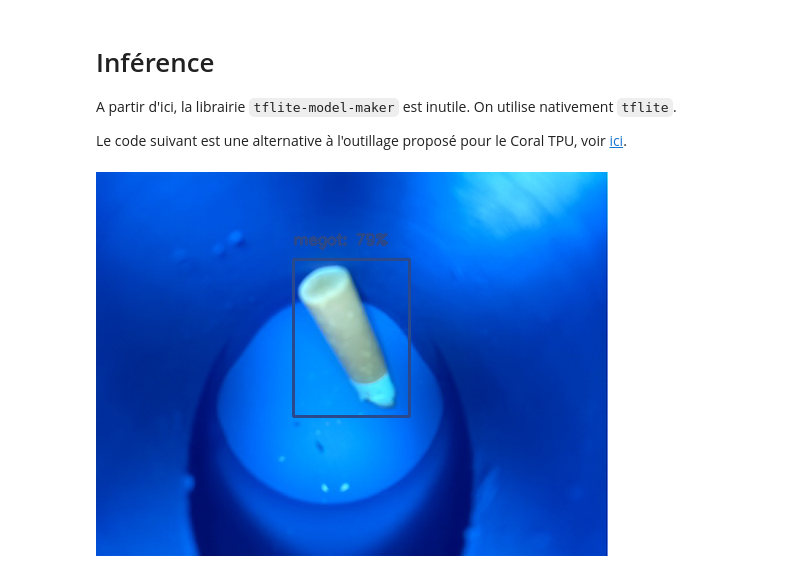
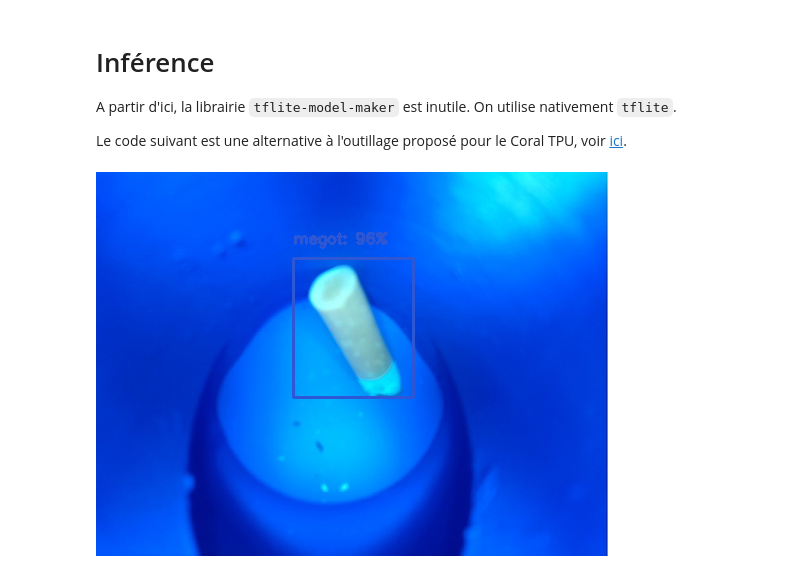
Before and after one commit to tibocour/IA, a Jupyter notebook: notebooks/tflite_model_maker.ipynb, the cells around one changed output. Cells and saved outputs as stored; diff of their text form; code cells hidden in the pictures.

```diff
--- a/notebooks/tflite_model_maker.ipynb
+++ b/notebooks/tflite_model_maker.ipynb
@@ -446,22 +456,22 @@ def run_odt_and_draw_results(image_path, interpreter, threshold=0.5):
   original_uint8 = original_image_np.astype(np.uint8)
   return original_uint8
 # %%
-im = Image.open("images/1608644703.jpg")
+im = Image.open("valid/images/1608644746.jpg")
 im.thumbnail((512, 512), Image.ANTIALIAS)
 im.save("/tmp/image.png", 'PNG')
 
 # Load the TFLite model
 interpreter = tf.lite.Interpreter(model_path="efficientdet-lite-bfc.tflite")
 interpreter.allocate_tensors()
 
 # Run inference and draw detection result on the local copy of the original file
 detection_result_image = run_odt_and_draw_results(
     "/tmp/image.png",
     interpreter,
     threshold=0.5
 )
 
 # Show the detection result
 Image.fromarray(detection_result_image)
 # %% [output]
-[figure, old version]
+[figure, new version]
```
Also changed, not shown: parts of 26 cells of this notebook.
